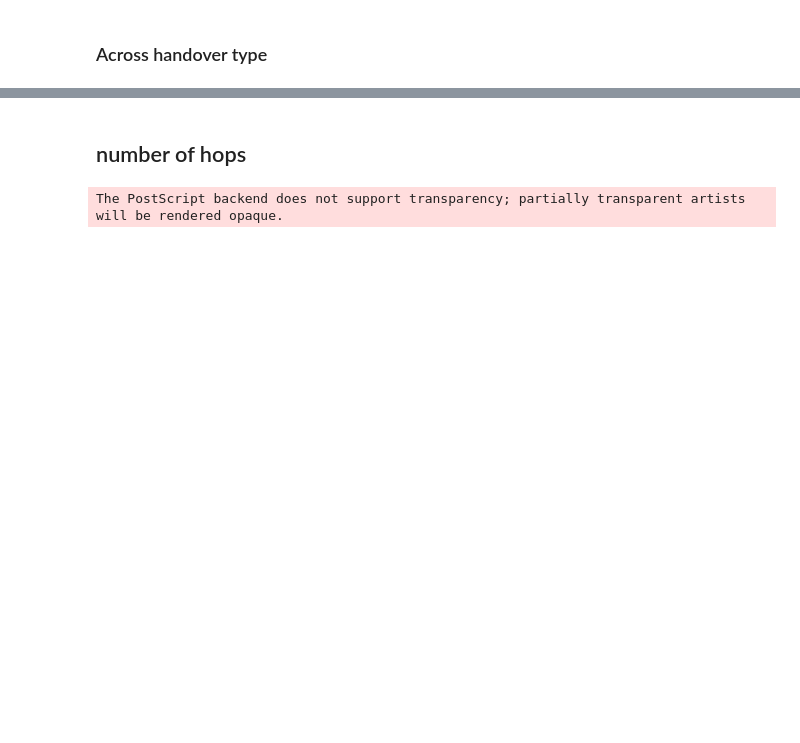
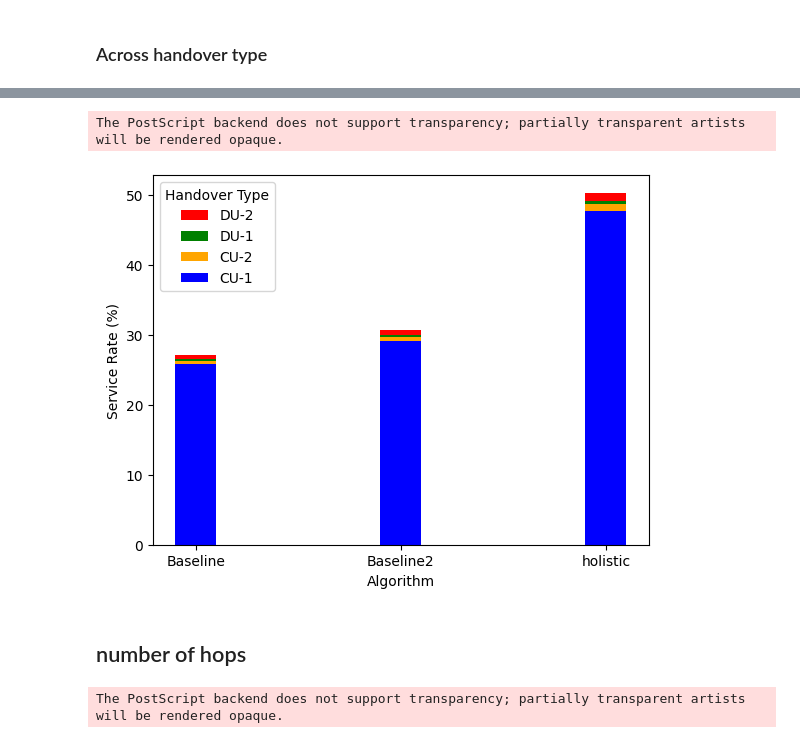
Before and after one commit to yutailin1993/StarryNet, a Jupyter notebook: result_plot.ipynb, the cells around one changed output, grey strips where cells are left out. Saved outputs shown, nothing was run; the diff lists cells and outputs as text; code cells hidden in the pictures; blank space fills up the shorter version.

```diff
--- a/result_plot.ipynb
+++ b/result_plot.ipynb
@@ -199,3 +290,46 @@ FileNotFoundError: [Errno 2] No such file or directory: '../results/starry_1000/
+# %%
+service_rates = []
+
+for i in range(len(total_transfer_list)):
+    serve_rate_per_algo = []
+    for arch_results, arch_demand in zip(total_transfer_list[i], total_demands_list[i]):
+        serve_rate_per_algo.append(arch_results / arch_demand * 100)
+
+    service_rates.append(serve_rate_per_algo)
+
+algo = ['Baseline', 'Baseline2', 'holistic']
+# Define the data
+group_names = algo
+group_data = np.array(service_rates)
+
+# Define the colors for each group
+colors = ['blue', 'orange', 'green', 'red']
+
+# Define the x-axis positions for each group
+x = np.arange(len(group_names))
+
+# Define the width of each bar
+width = 0.2
+
+# Plot the bars for each group
+for idx in reversed(range(0, 4)):
+    plt.bar(group_names, group_data[:, idx], width=width, label=handover_types[idx], color=colors[idx])
+
+# Set the x-axis labels and title
+plt.xlabel('Algorithm')
+plt.ylabel('Service Rate (%)')
+
+# Set the x-axis tick positions and labels
+plt.xticks(x, group_names)
+
+# Add a legend
+plt.legend(title='Handover Type')
+
+# Show the plot
+plt.savefig('../results/figures/service_rate_handover.eps', format='eps')
+# %% [output]
+The PostScript backend does not support transparency; partially transparent artists will be rendered opaque.
+[figure, added]
 # %% [markdown]
 ## number of hops
 # %%
```
Also changed, not shown: parts of 15 cells of this notebook, 2 other files.
